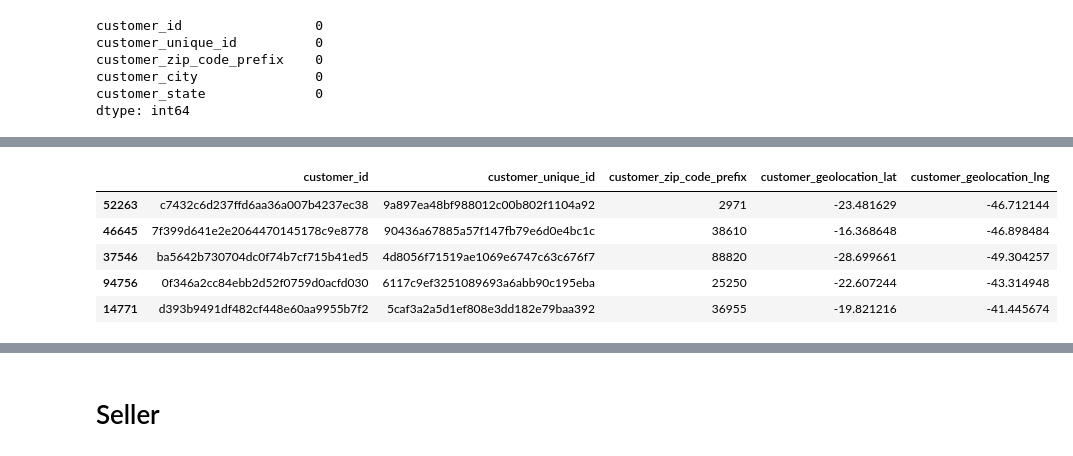
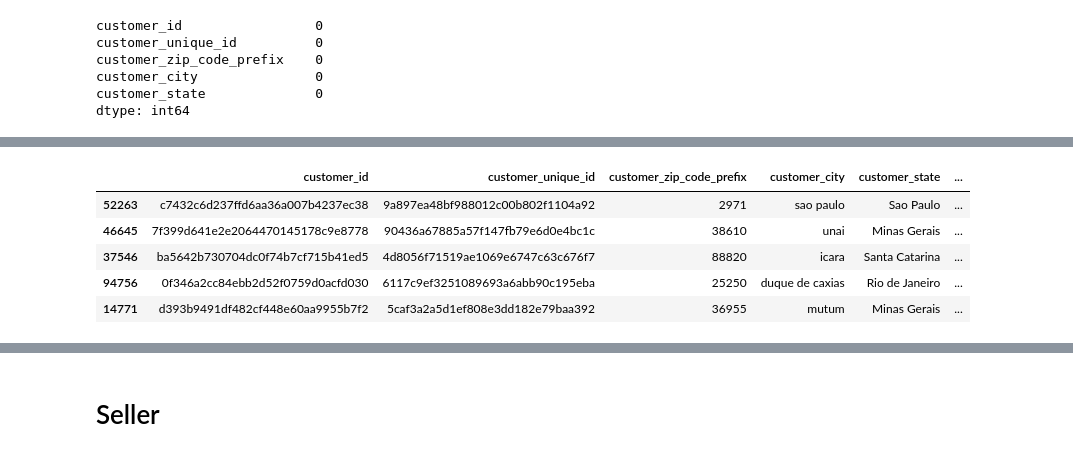
Before and after one commit to malifnasrulloh/Analysis-Data-E-Commerce, a Jupyter notebook: preprocessing.ipynb, the cells around one changed output, grey strips where cells are left out. Saved outputs shown, nothing was run; the diff lists cells and outputs as text; code cells hidden in the pictures.

```diff
--- a/preprocessing.ipynb
+++ b/preprocessing.ipynb
@@ -140,7 +125,10 @@ geolocation_city               0
 geolocation_state              0
 dtype: int64
 # %%
-geolocations.geolocation_city = geolocations.geolocation_city.apply(lambda x: clean_text(x, False))
+geolocations.geolocation_city = geolocations.geolocation_city.apply(
+    lambda x: clean_text(x, False)
+)
+
 geolocations.sample(5, random_state=42)
 # %% [output]
 |  | geolocation_zip_code_prefix | geolocation_lat | geolocation_lng | geolocation_city | geolocation_state |
@@ -149,9 +137,3 @@ geolocations.sample(5, random_state=42)
 | 129566 | 5406 | -23.555752 | -46.674463 | sao paulo | Sao Paulo |
 | 999061 | 99709 | -27.661007 | -52.285391 | erechim | Rio Grande do Sul |
 | 564558 | 31310 | -19.869566 | -43.986149 | belo horizonte | Minas Gerais |
-# %%
-city_encoder = LabelEncoder()
-geolocations.geolocation_city = city_encoder.fit_transform(geolocations.geolocation_city)
-
-save_encoder_data(city_encoder, "data/fix/city_encoder.npy")
-dict(enumerate(city_encoder.classes_))
@@ -176,6 +139,0 @@ dict(enumerate(city_encoder.classes_))
-# %%
-state_encoder = LabelEncoder()
-geolocations.geolocation_state = state_encoder.fit_transform(geolocations.geolocation_state)
-
-save_encoder_data(state_encoder, "data/fix/state_encoder.npy")
-dict(enumerate(state_encoder.classes_))
@@ -568,6 +580,3 @@ customer_zip_code_prefix    0
 customer_city               0
 customer_state              0
 dtype: int64
-# %%
-customers.drop(columns=["customer_city","customer_state"], inplace=True)
-customers.sample(5, random_state=42)
@@ -581,15 +583,15 @@ customers.sample(5, random_state=42)
 # %%
 customers[["customer_geolocation_lat", "customer_geolocation_lng"]] = (
-    customers.customer_zip_code_prefix.apply(lambda x: getCoordinate(x, geolocations))
+    customers.customer_zip_code_prefix.apply(lambda x: get_coordinate(x, geolocations))
 )
 customers.sample(5, random_state=42)
 # %% [output]
-|  | customer_id | customer_unique_id | customer_zip_code_prefix | customer_geolocation_lat | customer_geolocation_lng |
-| 52263 | c7432c6d237ffd6aa36a007b4237ec38 | 9a897ea48bf988012c00b802f1104a92 | 2971 | -23.481629 | -46.712144 |
-| 46645 | 7f399d641e2e2064470145178c9e8778 | 90436a67885a57f147fb79e6d0e4bc1c | 38610 | -16.368648 | -46.898484 |
-| 37546 | ba5642b730704dc0f74b7cf715b41ed5 | 4d8056f71519ae1069e6747c63c676f7 | 88820 | -28.699661 | -49.304257 |
-| 94756 | 0f346a2cc84ebb2d52f0759d0acfd030 | 6117c9ef3251089693a6abb90c195eba | 25250 | -22.607244 | -43.314948 |
-| 14771 | d393b9491df482cf448e60aa9955b7f2 | 5caf3a2a5d1ef808e3dd182e79baa392 | 36955 | -19.821216 | -41.445674 |
+|  | customer_id | customer_unique_id | customer_zip_code_prefix | customer_city | customer_state | ... |
+| 52263 | c7432c6d237ffd6aa36a007b4237ec38 | 9a897ea48bf988012c00b802f1104a92 | 2971 | sao paulo | Sao Paulo | ... |
+| 46645 | 7f399d641e2e2064470145178c9e8778 | 90436a67885a57f147fb79e6d0e4bc1c | 38610 | unai | Minas Gerais | ... |
+| 37546 | ba5642b730704dc0f74b7cf715b41ed5 | 4d8056f71519ae1069e6747c63c676f7 | 88820 | icara | Santa Catarina | ... |
+| 94756 | 0f346a2cc84ebb2d52f0759d0acfd030 | 6117c9ef3251089693a6abb90c195eba | 25250 | duque de caxias | Rio de Janeiro | ... |
+| 14771 | d393b9491df482cf448e60aa9955b7f2 | 5caf3a2a5d1ef808e3dd182e79baa392 | 36955 | mutum | Minas Gerais | ... |
 # %%
 customers.isna().sum()
 # %% [output]
```
Also changed, not shown: parts of 57 cells of this notebook, 1 other file.
